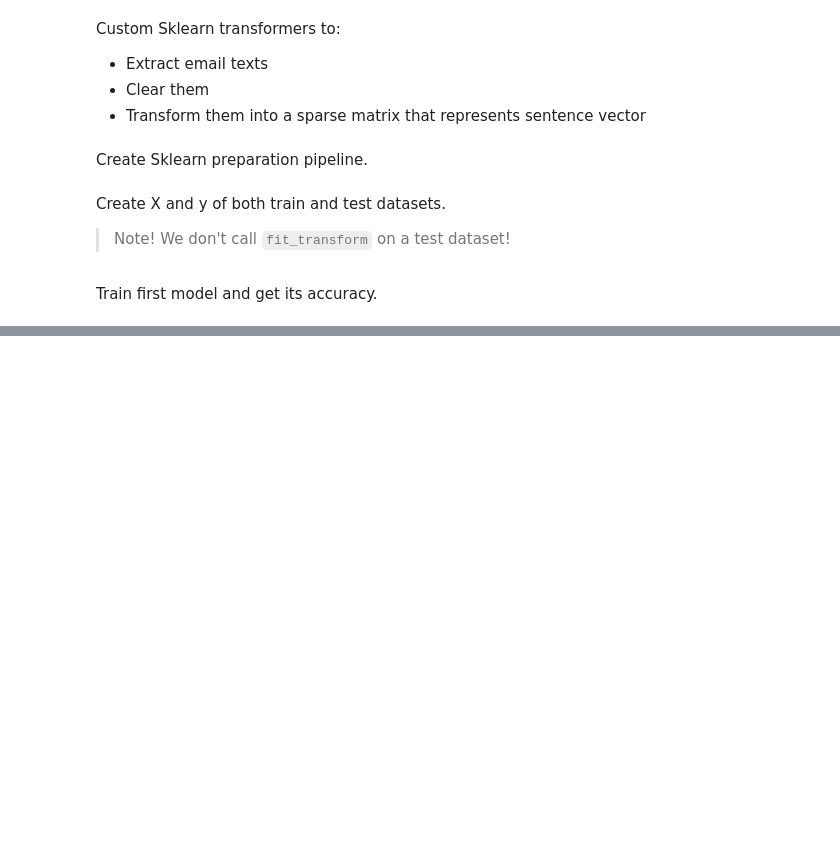
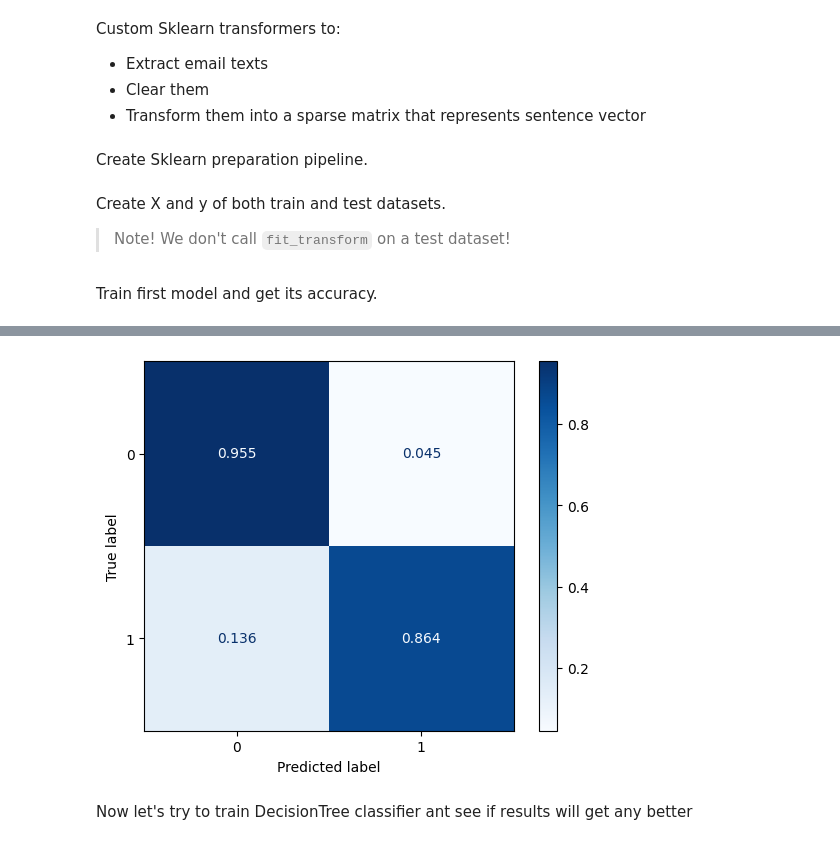
Before and after one commit to yeghor/Learning-Machine-Learning, a Jupyter notebook: jupyter_notes/Spam-Letters-Classification.ipynb, the cells around one changed output, grey strips where cells are left out. Cells and saved outputs as stored; diff of their text form; code cells hidden in the pictures; blank space fills up the shorter version.

```diff
--- a/jupyter_notes/Spam-Letters-Classification.ipynb
+++ b/jupyter_notes/Spam-Letters-Classification.ipynb
@@ -254,0 +286,6 @@ SVC First model accuracy - 0.92145213534233
+# %%
+nb_conf_matrix = ConfusionMatrixDisplay.from_predictions(y_train, nb_predictions, normalize="true", values_format="0.3f", cmap="Blues")
+# %% [output]
+[figure, added]
+# %% [markdown]
+Now let's try to train DecisionTree classifier ant see if results will get any better
```
Also changed, not shown: parts of 11 cells of this notebook, 1 other file.
